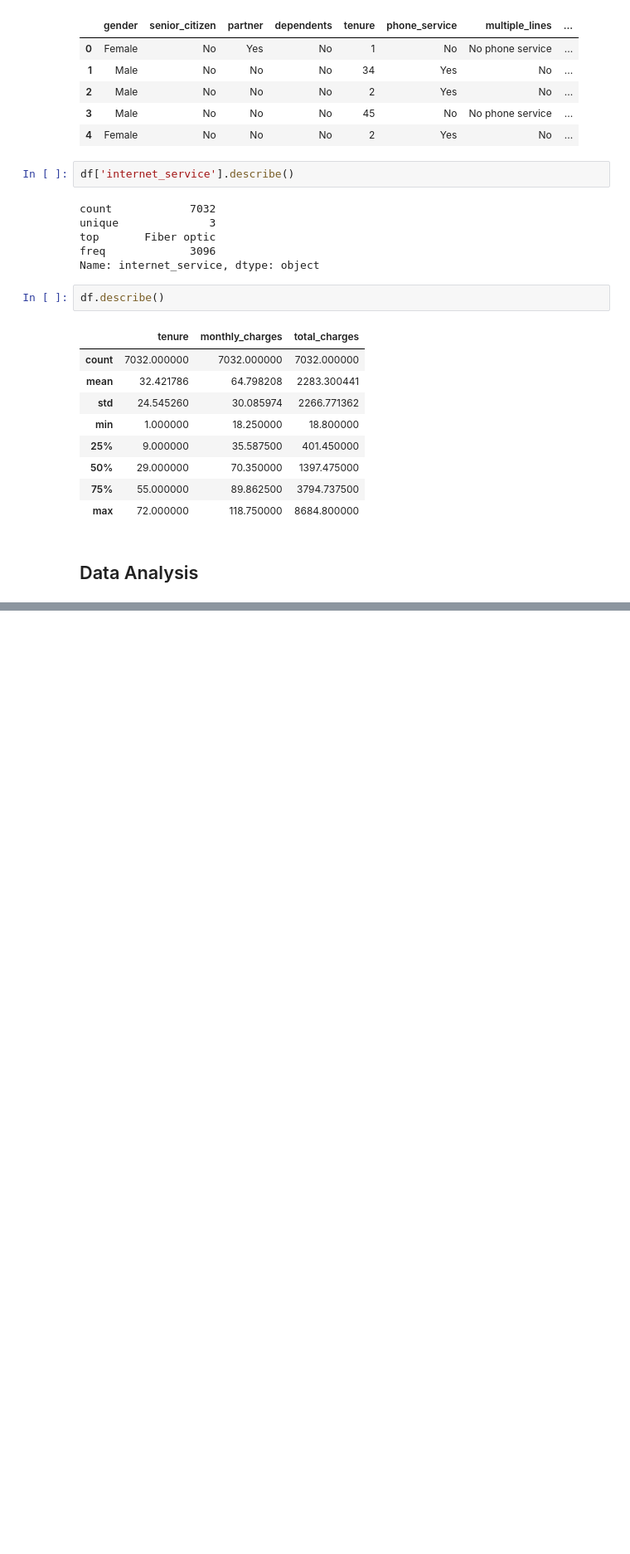
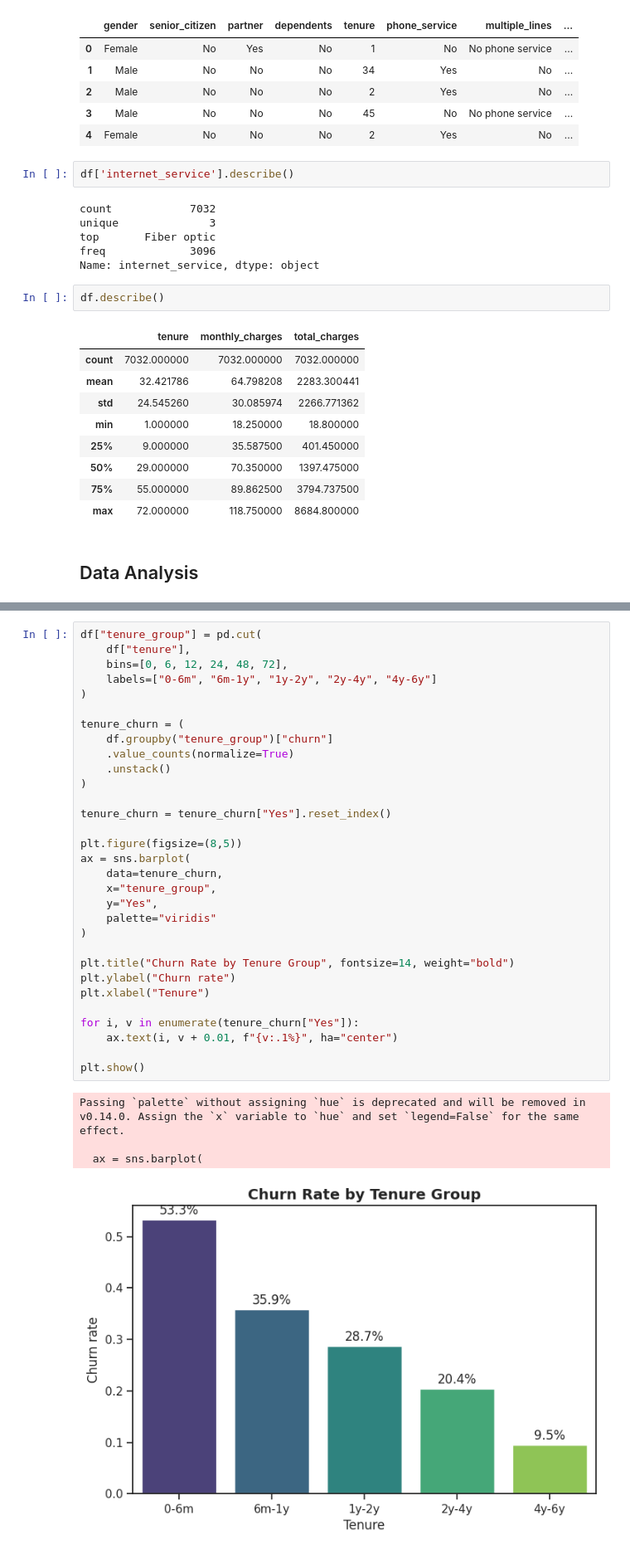
Before and after one commit to RicardoFW11/telco_customer_churn, a Jupyter notebook: notebook.ipynb, the cells around one changed output, grey strips where cells are left out. Shown at 83% size. Drawn from its saved outputs; the diff is of its cells as text; blank space fills up the shorter version.

```diff
--- a/notebook.ipynb
+++ b/notebook.ipynb
@@ -210,0 +562,36 @@ df.describe()
+# %%
+df["tenure_group"] = pd.cut(
+    df["tenure"],
+    bins=[0, 6, 12, 24, 48, 72],
+    labels=["0-6m", "6m-1y", "1y-2y", "2y-4y", "4y-6y"]
+)
+
+tenure_churn = (
+    df.groupby("tenure_group")["churn"]
+    .value_counts(normalize=True)
+    .unstack()
+)
+
+tenure_churn = tenure_churn["Yes"].reset_index()
+
+plt.figure(figsize=(8,5))
+ax = sns.barplot(
+    data=tenure_churn,
+    x="tenure_group",
+    y="Yes",
+    palette="viridis"
+)
+
+plt.title("Churn Rate by Tenure Group", fontsize=14, weight="bold")
+plt.ylabel("Churn rate")
+plt.xlabel("Tenure")
+
+for i, v in enumerate(tenure_churn["Yes"]):
+    ax.text(i, v + 0.01, f"{v:.1%}", ha="center")
+
+plt.show()
+# %% [output]
+Passing `palette` without assigning `hue` is deprecated and will be removed in v0.14.0. Assign the `x` variable to `hue` and set `legend=False` for the same effect.
+
+  ax = sns.barplot(
+[figure, added]
```
Also changed, not shown: parts of 25 cells of this notebook.
